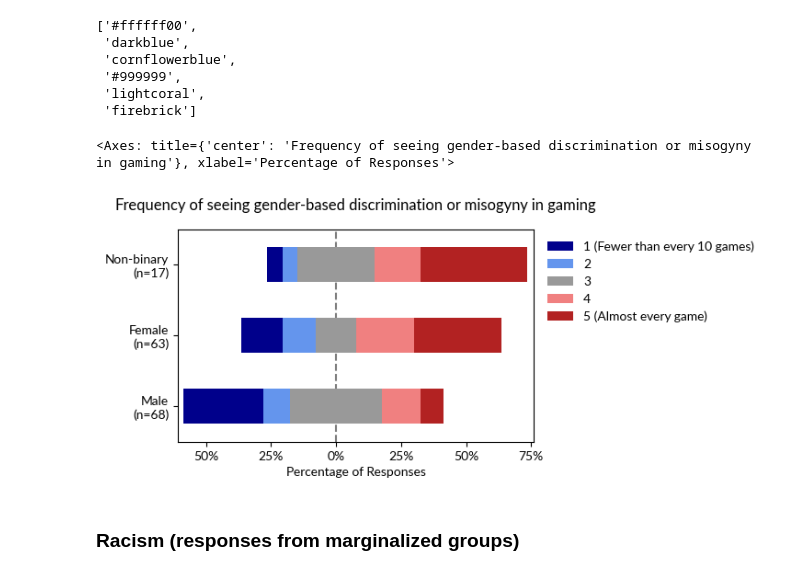
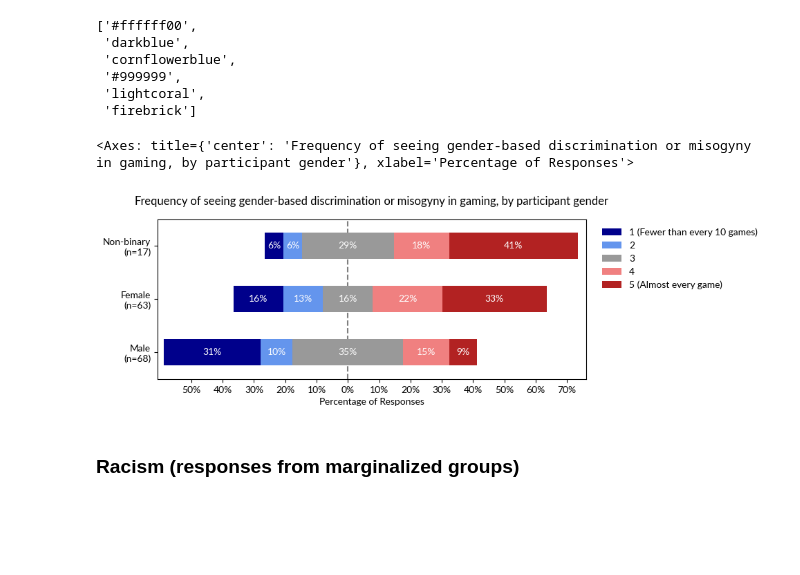
Before and after one commit to michaelmilleryoder/gaming_voice_chat, a Jupyter notebook: jupyter/tekko_survey.ipynb, the cells around one changed output. Drawn from its saved outputs; the diff is of its cells as text; code cells hidden in the pictures; blank space fills up the shorter version.

Commit message:
plots update

```diff
--- a/jupyter/tekko_survey.ipynb
+++ b/jupyter/tekko_survey.ipynb
@@ -106,10 +106,18 @@ import matplotlib.pyplot as plt
 font = {'family': ['Lato']}
 plt.rc('font', **font)
 scale = sorted(discrimination_responses['Gender-based/misogyny'].unique())
-# plot = plot_likert.plot_likert(discrimination_responses, scale, colors=reversed_likert5, bar_labels=True, bar_labels_color='white', width=.5, figsize=(8,6))
+# plot = plot_likert.plot_likert(discrimination_responses, scale, colors=reversed_likert5, plot_percentage=True, bar_labels=True, width=.5, figsize=(8,6))
+# plot = plot_likert.plot_likert(discrimination_responses, scale, plot_percentage=True, bar_labels=True,)
 plot = plot_likert.plot_likert(discrimination_responses, scale, colors=reversed_likert5, plot_percentage=True, width=.5, figsize=(8,6))
 plot.legend(loc='upper right', bbox_to_anchor=(1.42, 1), frameon=False)
 plot.set_title("Frequency of seeing discrimination in gaming (n=152)", pad=15)
+for c in plot.containers[1:]:
+    labels = plot.bar_label(c, fmt='%.0f%%', label_type='center', color='white')
+
+    # Strip labels below a cutoff. Inspired by https://github.com/nmalkin/plot-likert/blob/master/plot_likert/plot_likert.py#L225
+    for l in labels:
+        if int(l.get_text().rstrip('%')) < 5:
+            l.set_text('')
 plot
 # %% [output]
 <Axes: title={'center': 'Frequency of seeing discrimination in gaming (n=152)'}, xlabel='Percentage of Responses'>
@@ -117,3 +129,6 @@ plot
+# %%
+for c in plot.containers:
+    plot.bar_label(c, fmt='%d', label_type='center')
 # %% [markdown]
 ### Misogyny (responses from marginalized groups)
 # %%
@@ -172,20 +187,27 @@ reversed_likert5
 # %%
 import plot_likert
 import matplotlib.pyplot as plt
 
 font = {'family': ['Lato']}
 plt.rc('font', **font)
 scale = sorted(misogyny_responses['Female'].dropna().unique())
 # plot = plot_likert.plot_likert(misogyny_responses, scale, colors=reversed_likert5, plot_percentage=True, bar_labels=True, bar_labels_color='white', width=0.5, figsize=(5,3))
-plot = plot_likert.plot_likert(misogyny_responses, scale, colors=reversed_likert5, plot_percentage=True, width=0.5, figsize=(5,3))
-plot.legend(loc='upper right', bbox_to_anchor=(1.65, 1), frameon=False)
-plot.set_title("Frequency of seeing gender-based discrimination or misogyny in gaming", pad=15)
+plot = plot_likert.plot_likert(misogyny_responses, scale, colors=reversed_likert5, plot_percentage=True, width=0.5, figsize=(8,3))
+plot.legend(loc='upper right', bbox_to_anchor=(1.42, 1), frameon=False)
+plot.set_title("Frequency of seeing gender-based discrimination or misogyny in gaming, by participant gender", pad=15)
 # plot.set_yticklabels(reversed(['Female\n(n=63)', 'Male\n(n=68)', 'Non-binary\n(n=17)']))
 plot.set_yticklabels(['Male\n(n=68)', 'Female\n(n=63)', 'Non-binary\n(n=17)'])
+for c in plot.containers[1:]:
+    labels = plot.bar_label(c, fmt='%.0f%%', label_type='center', color='white')
+
+    # Strip labels below a cutoff. Inspired by https://github.com/nmalkin/plot-likert/blob/master/plot_likert/plot_likert.py#L225
+    for l in labels:
+        if int(l.get_text().rstrip('%')) < 5:
+            l.set_text('')
 plot
 # %% [output]
-<Axes: title={'center': 'Frequency of seeing gender-based discrimination or misogyny in gaming'}, xlabel='Percentage of Responses'>
+<Axes: title={'center': 'Frequency of seeing gender-based discrimination or misogyny in gaming, by participant gender'}, xlabel='Percentage of Responses'>
-[figure, old version]
+[figure, new version]
 # %% [markdown]
 ### Racism (responses from marginalized groups)
 # %%
```
Also changed, not shown: parts of 4 cells of this notebook.
